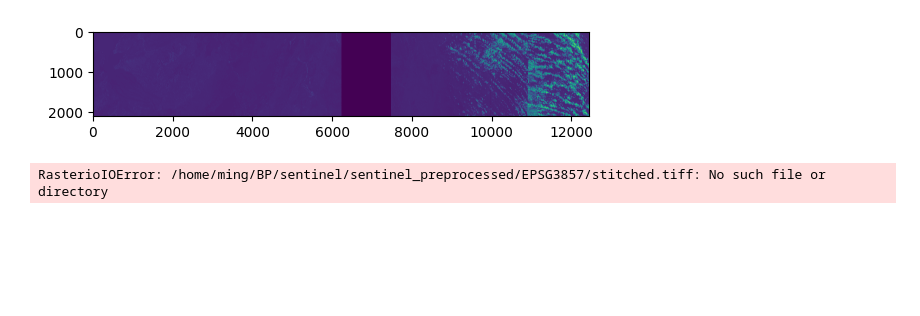
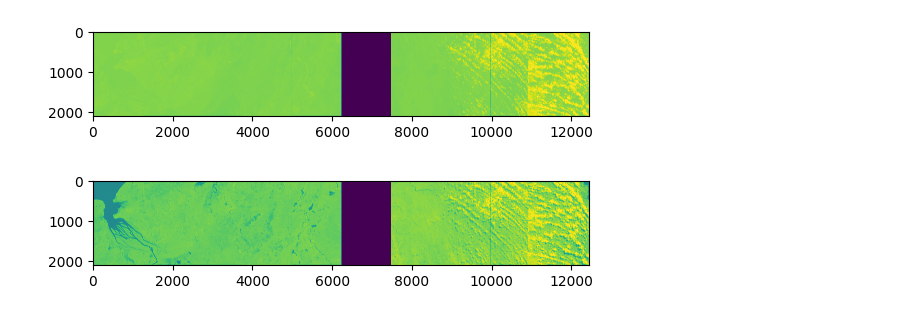
Before and after one commit to yueming-zhang/sentinel, a Jupyter notebook: mz/visualize.ipynb, the cells around one changed output. Drawn from its saved outputs; the diff is of its cells as text; code cells hidden in the pictures; blank space fills up the shorter version.

```diff
--- a/mz/visualize.ipynb
+++ b/mz/visualize.ipynb
@@ -1,12 +1,22 @@
 # %%
 import matplotlib.pyplot as plt
 import rasterio
+import os
+import numpy as np
+from merge_sentinel import get_images_order_by_gps_location
 
-def show_img(p):
+
+def show_img(p, band=10, is_log=False):
     with rasterio.open(p) as src:
-        image_data = src.read()
+        image_data = src.read(band)
 
-    plt.imshow(image_data[0])
+    if is_log:
+        magnitude = np.abs(image_data)
+        magnitude_log = np.log2(magnitude + 1)
+
+        plt.imshow(magnitude_log, vmin=np.percentile(magnitude_log, 1), vmax=np.percentile(magnitude_log, 99)) #cmap='gray',
+    else:
+        plt.imshow(image_data)
 # %%
 import os
 import glob
@@ -88,21 +109,13 @@ show_images(p_imgs[:9])
 # %%
+# p_imgs = get_images_order_by_gps_location(m_dir, num_images=8)
+# show_images(p_imgs[:8])
+
 
 stitched = '/home/ming/BP/sentinel/sentinel_preprocessed/001/EPSG3857/stitched.tif'
-show_img(stitched)
+show_img(stitched, band=1, is_log=True)
 # %% [output]
-[figure, old version]
+[figure, new version]
-# %%
-o1 = '/home/ming/BP/sentinel/sentinel_preprocessed/001/2be6703e4380caaba3b764c18729e1cd.tiff'
-p1 = '/home/ming/BP/sentinel/sentinel_preprocessed/001/EPSG3857/2be6703e4380caaba3b764c18729e1cd.tiff'
-
-o2 = '/home/ming/BP/sentinel/sentinel_preprocessed/001/3a1f963e88f3f33fa382e8e2905ca1eb.tiff'
-p2 = '/home/ming/BP/sentinel/sentinel_preprocessed/001/EPSG3857/3a1f963e88f3f33fa382e8e2905ca1eb.tiff'
-
-# stitched = '/home/ming/BP/sentinel/sentinel_preprocessed/EPSG3857/stitched.tiff'
-# show_13_bands(o1)
-# show_original_and_projected(o1, p1, band = 10)
-# show_original_and_projected(o2, p2, band = 10)
-
-show_images([o1, p1])
-# %% [output]
-RasterioIOError: /home/ming/BP/sentinel/sentinel_preprocessed/EPSG3857/stitched.tiff: No such file or directory
+# %%
+show_img(stitched, band=10, is_log=True)
+# %% [output]
+[figure, added]
```
Also changed, not shown: parts of 3 cells of this notebook, 9 other files.
